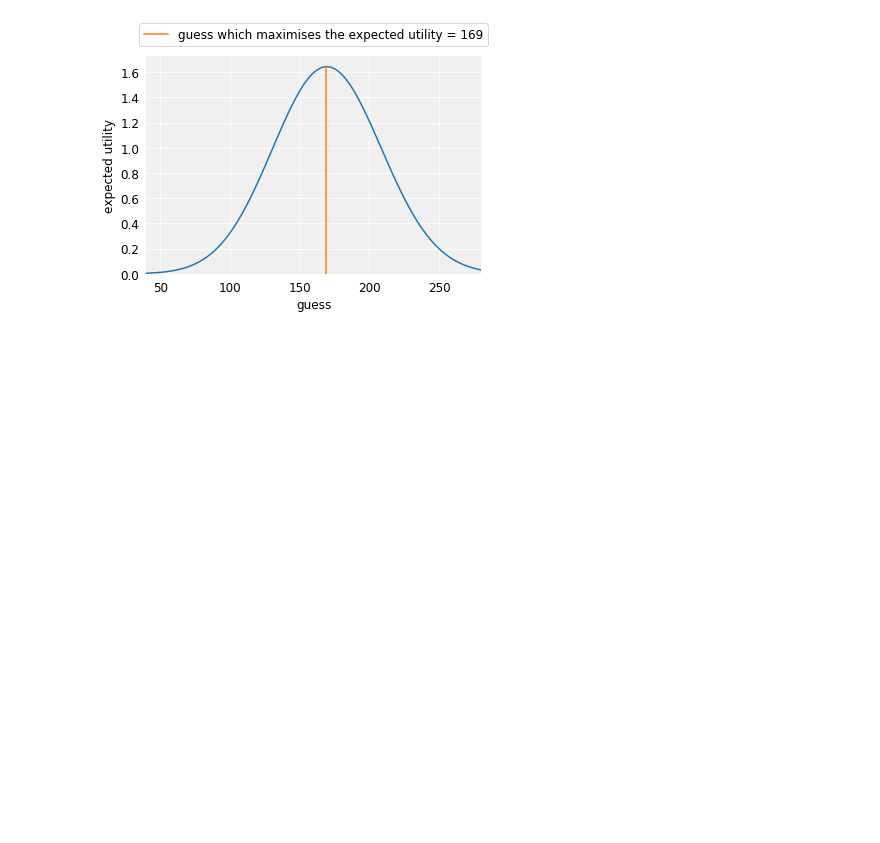
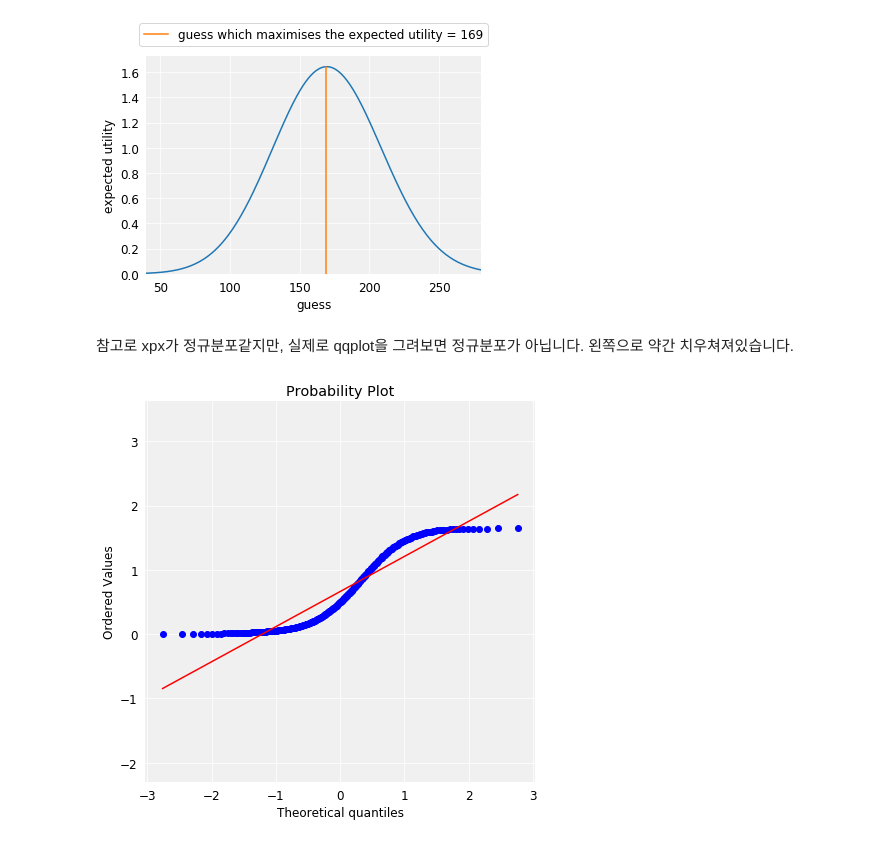
Before and after one commit to StanKorea/1920WinterStudy_BDA, a Jupyter notebook: Chapter9/demo9_1_StanKorea.ipynb, the cells around one changed output. Drawn from its saved outputs; the diff is of its cells as text; code cells hidden in the pictures; blank space fills up the shorter version.

Commit message:
Chapter 9 qqplot

```diff
--- a/Chapter9/demo9_1_StanKorea.ipynb
+++ b/Chapter9/demo9_1_StanKorea.ipynb
@@ -82,3 +82,14 @@ plt.legend(
 );
 # %% [output]
 [figure]
+# %% [markdown]
+참고로 xpx가 정규분포같지만, 실제로 qqplot을 그려보면 정규분포가 아닙니다. 왼쪽으로 약간 치우쳐져있습니다.
+# %%
+from scipy import stats as sp
+import matplotlib.pyplot as plt
+plt.figure(figsize=(7,7))
+sp.probplot(xpx, plot=plt)
+plt.axis("equal")
+plt.show()
+# %% [output]
+[figure, added]
```
Also changed, not shown: 1 other file.
